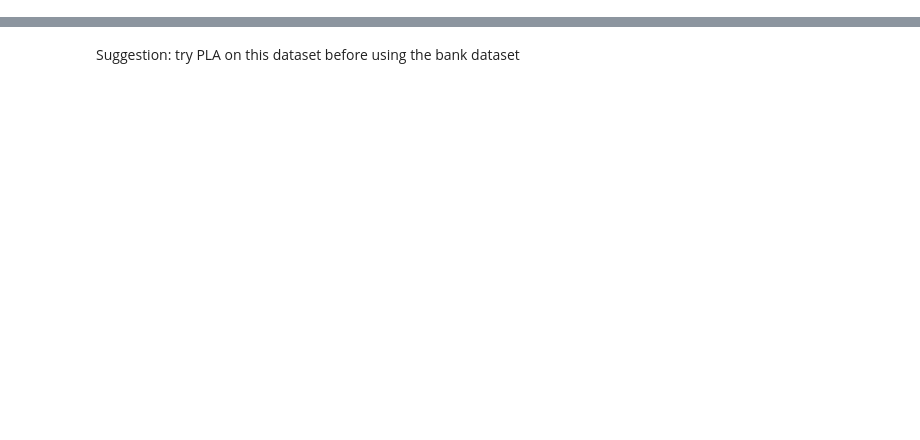
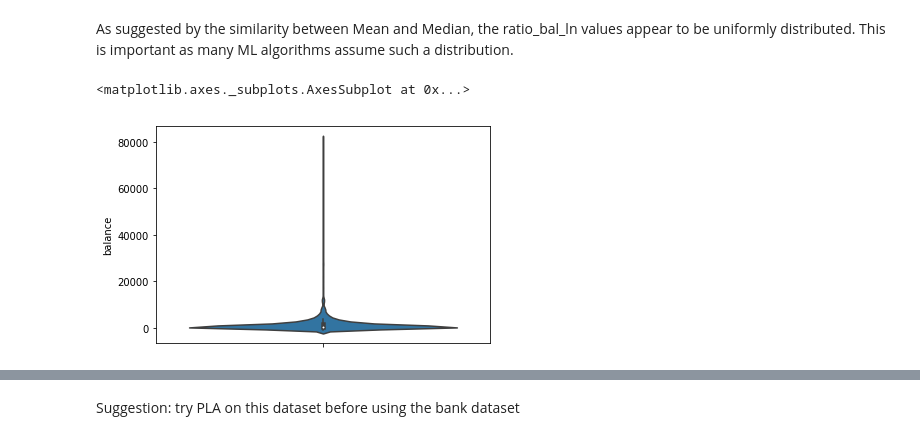
Before and after one commit to vipulpopat/MSCAI_Sem1_Etivity1, a Jupyter notebook: Etivity1.ipynb, the cells around one changed output, grey strips where cells are left out. Cells and saved outputs as stored; diff of their text form; code cells hidden in the pictures; blank space fills up the shorter version.

```diff
--- a/Etivity1.ipynb
+++ b/Etivity1.ipynb
@@ -10,0 +128,9 @@ import pandas as pd
+# %% [markdown]
+As suggested by the similarity between Mean and Median, the ratio_bal_ln values appear to be uniformly distributed.  This is important as many ML algorithms assume such a distribution.
+# %%
+# Violin plot for Balance
+# Note that difference between Mean and Median suggested a skew in data
+sns.violinplot(y=dataframe['balance'])
+# %% [output]
+<matplotlib.axes._subplots.AxesSubplot at 0x...>
+[figure, added]
```
Also changed, not shown: parts of 29 cells of this notebook.
